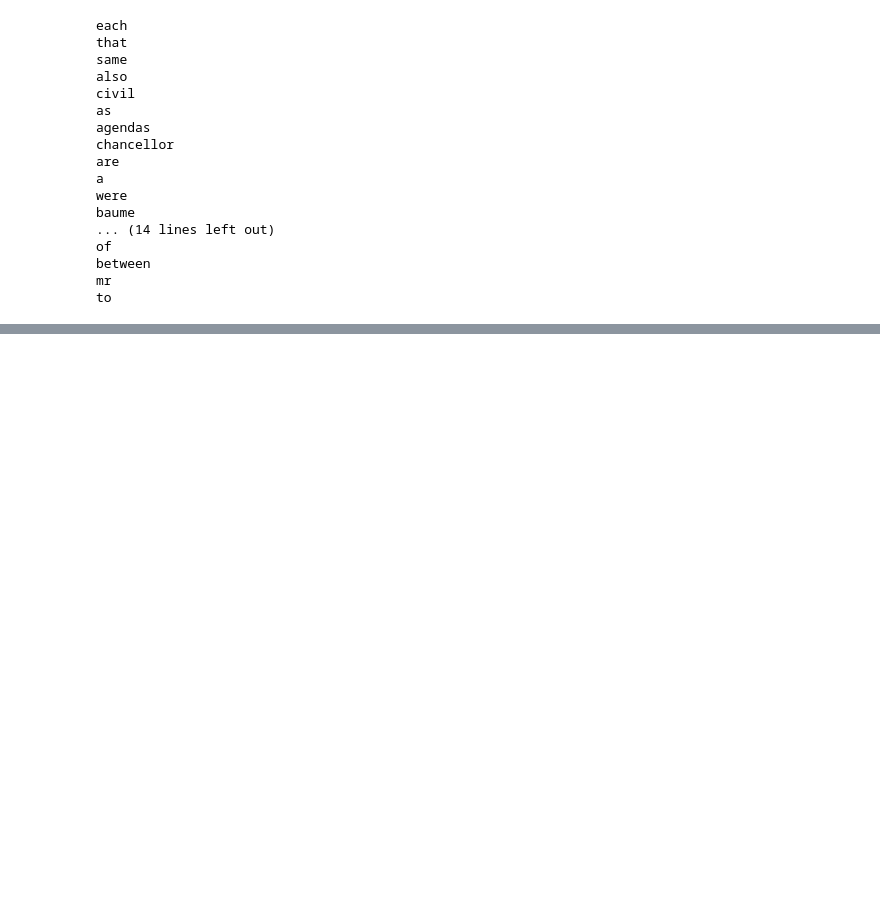
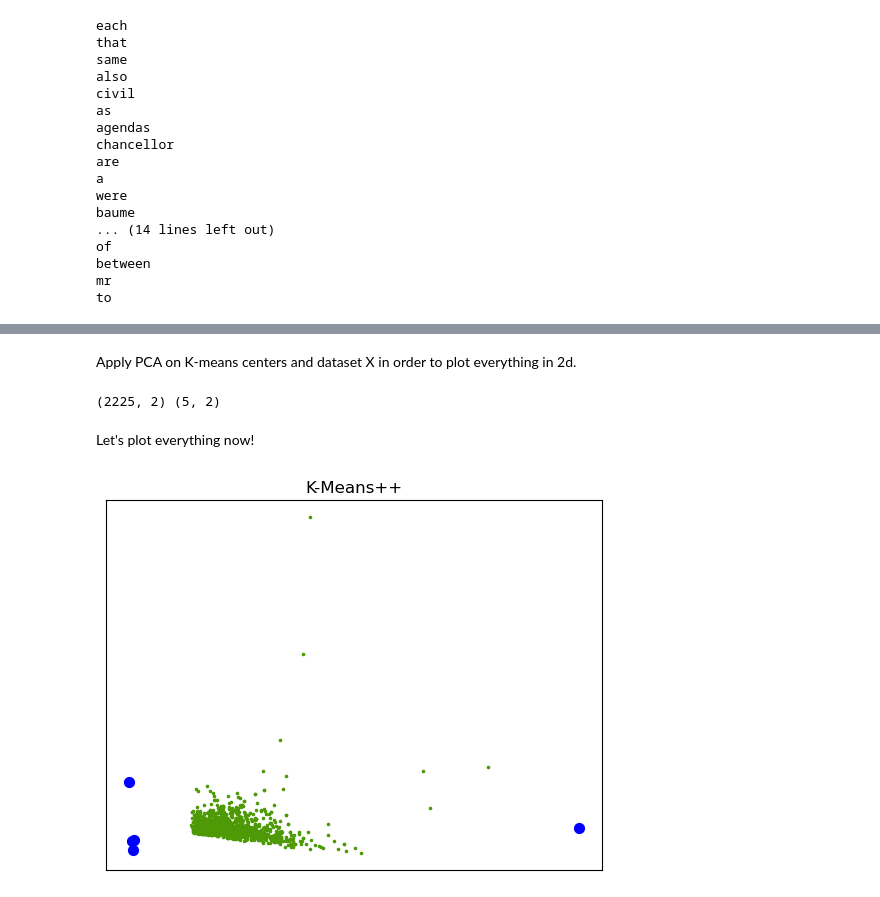
Before and after one commit to KlemPear/MachineLearning, a Jupyter notebook: count_vectorizer.ipynb, the cells around one changed output, grey strips where cells are left out. Cells and saved outputs as stored; diff of their text form; code cells hidden in the pictures; blank space fills up the shorter version.

Commit message:
add sklearn to count vectorizer

```diff
--- a/count_vectorizer.ipynb
+++ b/count_vectorizer.ipynb
@@ -159,0 +167,3 @@ to
+# %%
+vectorizer = CountVectorizer(input='filename', max_features=1000, lowercase=True, stop_words='english')
+X_sklearn = vectorizer.fit_transform(filepaths)
@@ -159,0 +182,32 @@ to
+# %%
+# Calculate seeds from k-means++
+centers_init_sklearn, indices_sklearn = kmeans_plusplus(X_sklearn.toarray(), n_clusters=5, random_state=0)
+# %% [markdown]
+Apply PCA on K-means centers and dataset X in order to plot everything in 2d.
+# %%
+from sklearn.decomposition import PCA
+
+pca = PCA(n_components=2)
+X_2d = pca.fit_transform(X_sklearn.toarray())
+centers_init_sklearn_2d = pca.fit_transform(centers_init_sklearn)
+# %%
+print(X_2d.shape, centers_init_sklearn_2d.shape)
+# %% [output]
+(2225, 2) (5, 2)
+# %% [markdown]
+Let's plot everything now!
+# %%
+# Plot init seeds along side sample data
+plt.figure(1)
+colors = ["#4EACC5", "#FF9C34", "#4E9A06", "m", "#444444"]
+
+#for k, col in enumerate(colors):
+plt.scatter(X_2d[:, 0], X_2d[:, 1], c="#4E9A06", marker=".", s=10)
+
+plt.scatter(centers_init_sklearn_2d[:, 0], centers_init_sklearn_2d[:, 1], c="b", s=50)
+plt.title("K-Means++")
+plt.xticks([])
+plt.yticks([])
+plt.show()
+# %% [output]
+[figure, added]
```
Also changed, not shown: parts of 6 cells of this notebook.
